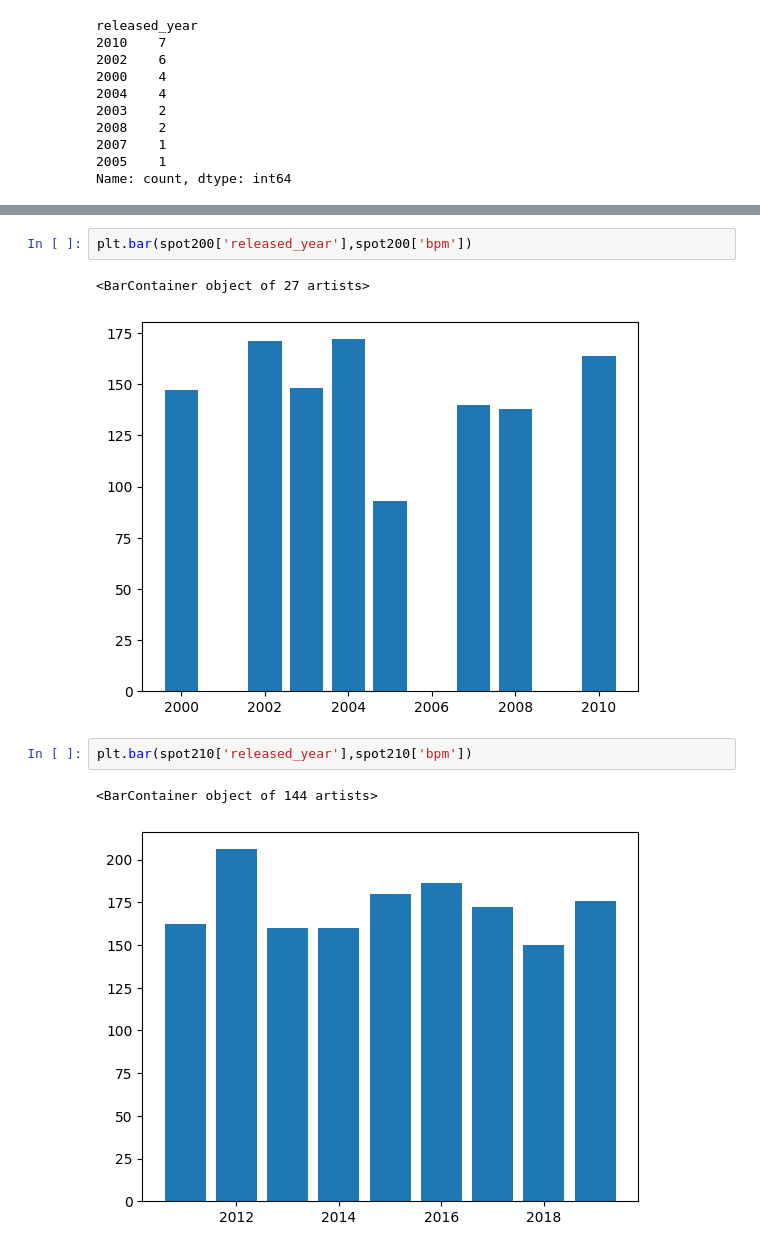
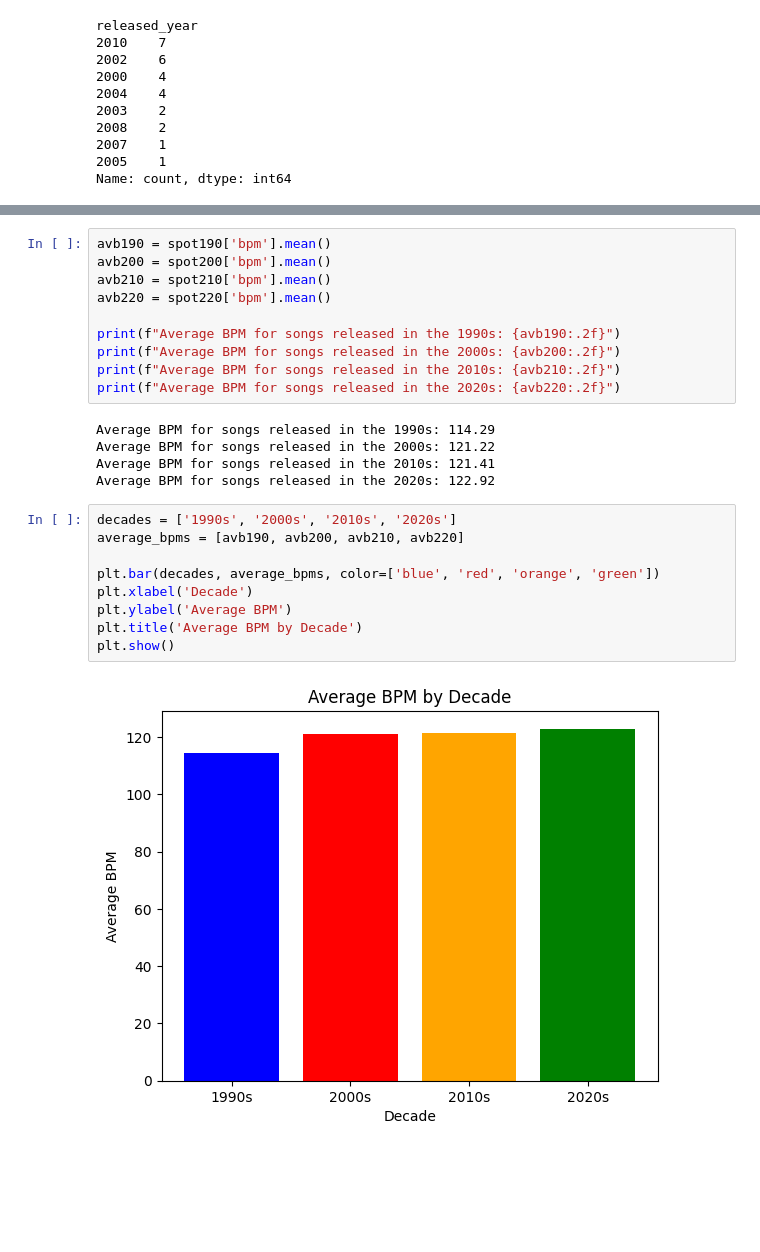
Before and after one commit to Molashhs/spotifyTCS, a Jupyter notebook: DSRP_Spotify_project.ipynb, the cells around one changed output, grey strips where cells are left out. Drawn from its saved outputs; the diff is of its cells as text; blank space fills up the shorter version.

```diff
--- a/DSRP_Spotify_project.ipynb
+++ b/DSRP_Spotify_project.ipynb
@@ -281,10 +269,26 @@ plt.show()
-# %%
-plt.bar(spot200['released_year'],spot200['bpm'])
-# %% [output]
-<BarContainer object of 27 artists>
-[figure, removed]
-# %%
-plt.bar(spot210['released_year'],spot210['bpm'])
-# %% [output]
-<BarContainer object of 144 artists>
-[figure, removed]
+# %%
+avb190 = spot190['bpm'].mean()
+avb200 = spot200['bpm'].mean()
+avb210 = spot210['bpm'].mean()
+avb220 = spot220['bpm'].mean()
+
+print(f"Average BPM for songs released in the 1990s: {avb190:.2f}")
+print(f"Average BPM for songs released in the 2000s: {avb200:.2f}")
+print(f"Average BPM for songs released in the 2010s: {avb210:.2f}")
+print(f"Average BPM for songs released in the 2020s: {avb220:.2f}")
+# %% [output]
+Average BPM for songs released in the 1990s: 114.29
+Average BPM for songs released in the 2000s: 121.22
+Average BPM for songs released in the 2010s: 121.41
+Average BPM for songs released in the 2020s: 122.92
+# %%
+decades = ['1990s', '2000s', '2010s', '2020s']
+average_bpms = [avb190, avb200, avb210, avb220]
+
+plt.bar(decades, average_bpms, color=['blue', 'red', 'orange', 'green'])
+plt.xlabel('Decade')
+plt.ylabel('Average BPM')
+plt.title('Average BPM by Decade')
+plt.show()
+# %% [output]
+[figure, added]
```
Also changed, not shown: parts of 40 cells of this notebook.
